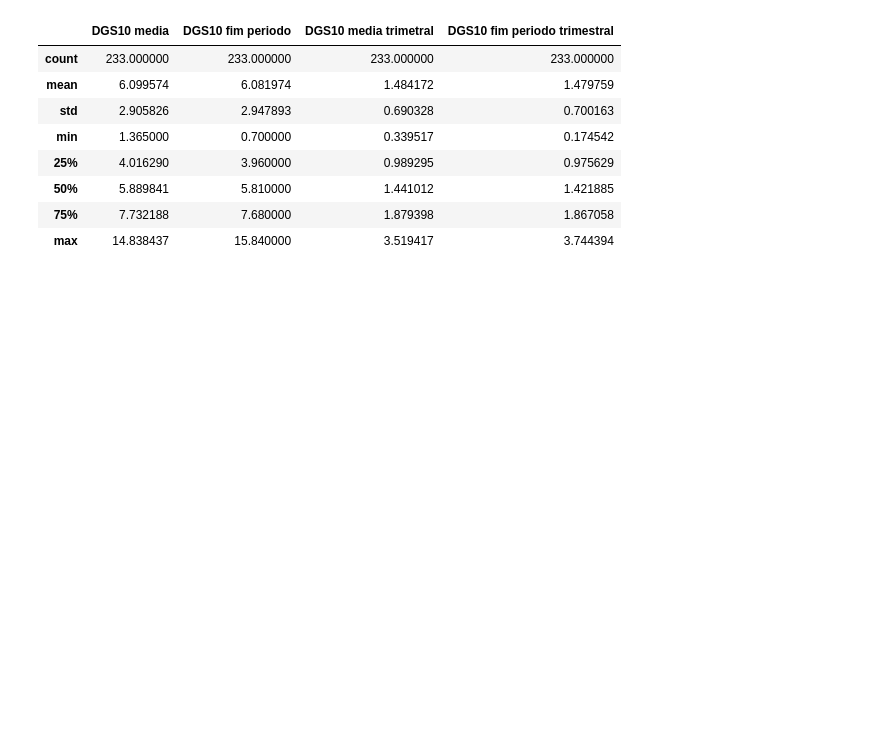
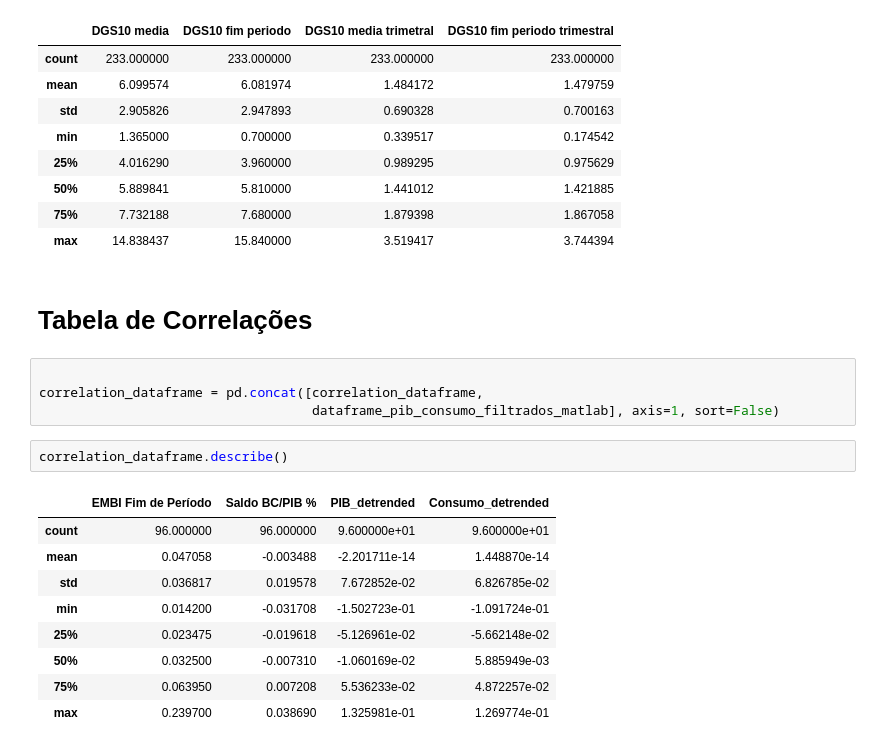
Before and after one commit to FredericoNunes/Artigos, a Jupyter notebook: programas/notebook/Aquivo Inicial, Tratamento dos Dados.ipynb, the cells around one changed output. Drawn from its saved outputs; the diff is of its cells as text; blank space fills up the shorter version.

Commit message:
Correlações feitas

```diff
--- a/programas/notebook/Aquivo Inicial, Tratamento dos Dados.ipynb
+++ b/programas/notebook/Aquivo Inicial, Tratamento dos Dados.ipynb
@@ -471,3 +539,21 @@ dataframe_juros_americanos.describe()
 | 50% | 5.889841 | 5.810000 | 1.441012 | 1.421885 |
 | 75% | 7.732188 | 7.680000 | 1.879398 | 1.867058 |
 | max | 14.838437 | 15.840000 | 3.519417 | 3.744394 |
+# %% [markdown]
+# Tabela de Correlações
+# %%
+
+correlation_dataframe = pd.concat([correlation_dataframe,
+                                   dataframe_pib_consumo_filtrados_matlab], axis=1, sort=False)
+# %%
+correlation_dataframe.describe()
+# %% [output]
+|  | EMBI Fim de Período | Saldo BC/PIB % | PIB_detrended | Consumo_detrended |
+| count | 96.000000 | 96.000000 | 9.600000e+01 | 9.600000e+01 |
+| mean | 0.047058 | -0.003488 | -2.201711e-14 | 1.448870e-14 |
+| std | 0.036817 | 0.019578 | 7.672852e-02 | 6.826785e-02 |
+| min | 0.014200 | -0.031708 | -1.502723e-01 | -1.091724e-01 |
+| 25% | 0.023475 | -0.019618 | -5.126961e-02 | -5.662148e-02 |
+| 50% | 0.032500 | -0.007310 | -1.060169e-02 | 5.885949e-03 |
+| 75% | 0.063950 | 0.007208 | 5.536233e-02 | 4.872257e-02 |
+| max | 0.239700 | 0.038690 | 1.325981e-01 | 1.269774e-01 |
```
Also changed, not shown: parts of 24 cells of this notebook, 1 other file.
